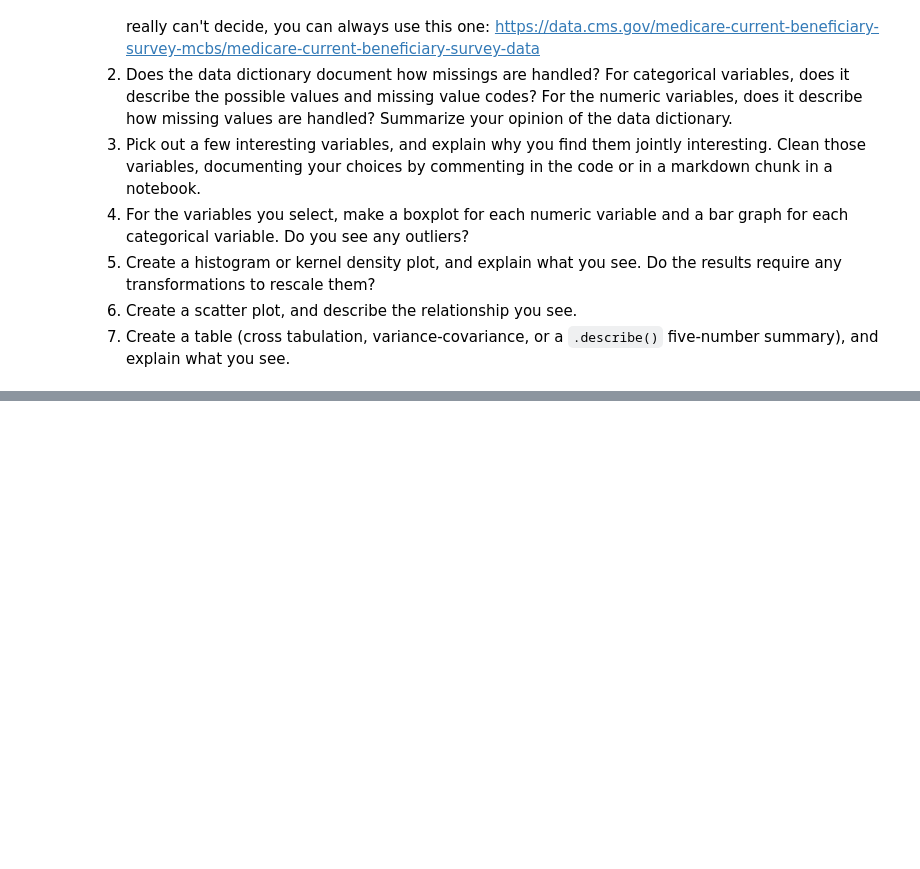
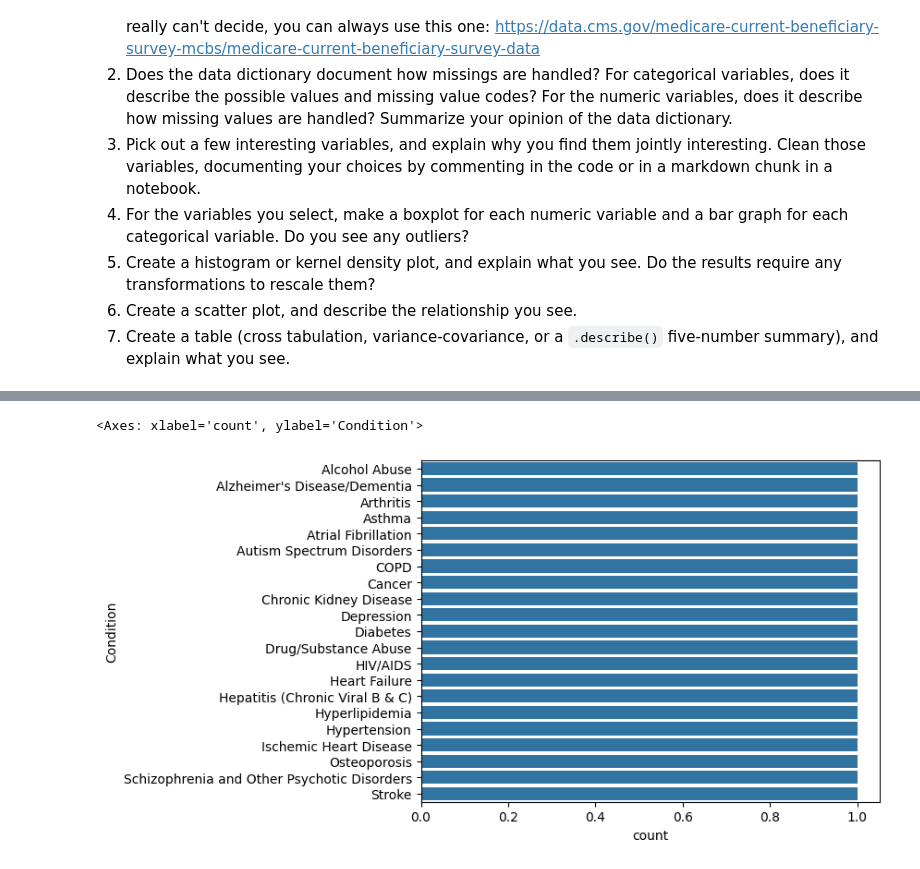
Before and after one commit to FlavienS6/visualization, a Jupyter notebook: assignment/assignment.ipynb, the cells around one changed output, grey strips where cells are left out. Drawn from its saved outputs; the diff is of its cells as text; code cells hidden in the pictures; blank space fills up the shorter version.

```diff
--- a/assignment/assignment.ipynb
+++ b/assignment/assignment.ipynb
@@ -257,0 +311,8 @@ For some context, the Federal government ultimately spent about $4.4 trillion in
+# %%
+#QUESTION 4 (cont.)
+sns.countplot(avg_lvls['Condition'])
+#nothing really special to see here - each condition is mentioned once in the dataframe because it only really has associated averages, which have already been calculated.
+#It's useful to find them here though, since they're easily readable here and appear in the same order throughout this project.
+# %% [output]
+<Axes: xlabel='count', ylabel='Condition'>
+[figure, added]
```
Also changed, not shown: parts of 10 cells of this notebook.
